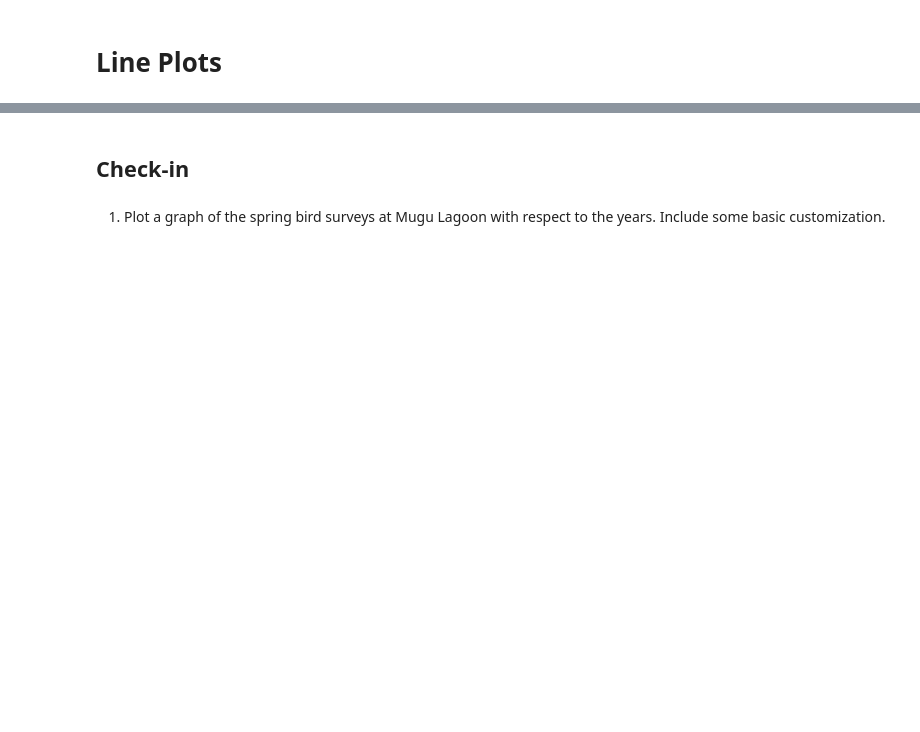
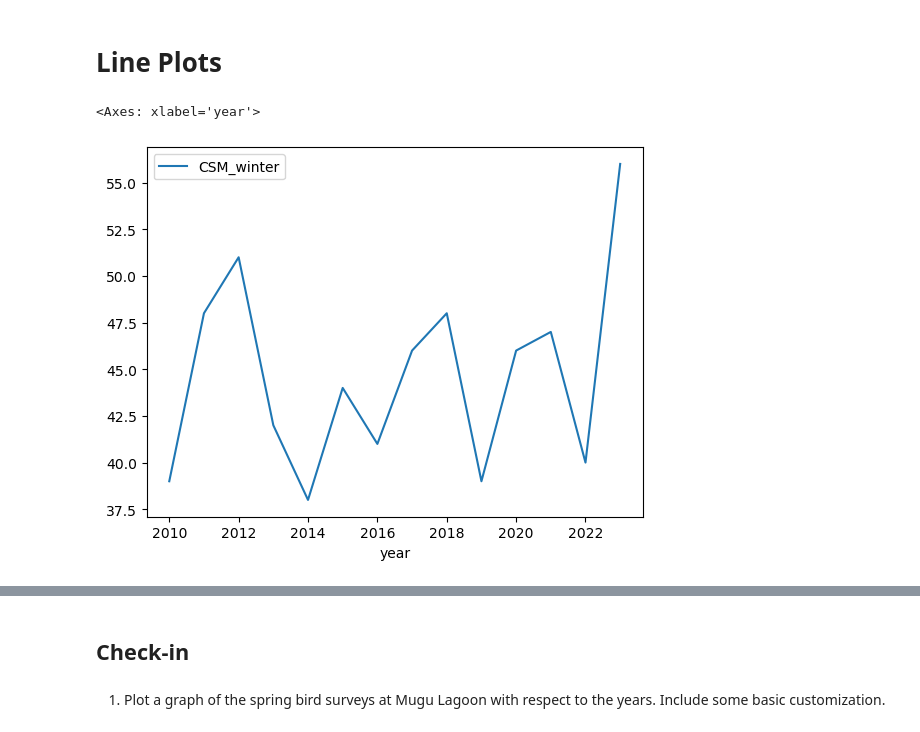
Before and after one commit to jaslynmiura/eds220-2025-in-class, a Jupyter notebook: week2-basic-plotting.ipynb, the cells around one changed output, grey strips where cells are left out. Saved outputs shown, nothing was run; the diff lists cells and outputs as text; code cells hidden in the pictures; blank space fills up the shorter version.

```diff
--- a/week2-basic-plotting.ipynb
+++ b/week2-basic-plotting.ipynb
@@ -12,7 +24,10 @@ df.plot()
 # %% [markdown]
 # Line Plots
 # %%
-df.plot(x='x_values_column', y='y_values_column')
+df.plot(x='year', y='CSM_winter')
+# %% [output]
+<Axes: xlabel='year'>
+[figure, added]
 # %%
 # Birds species registered during winter at CSM yearly
 df.plot(x='year', y='CSM_winter')
```
Also changed, not shown: parts of 16 cells of this notebook.
